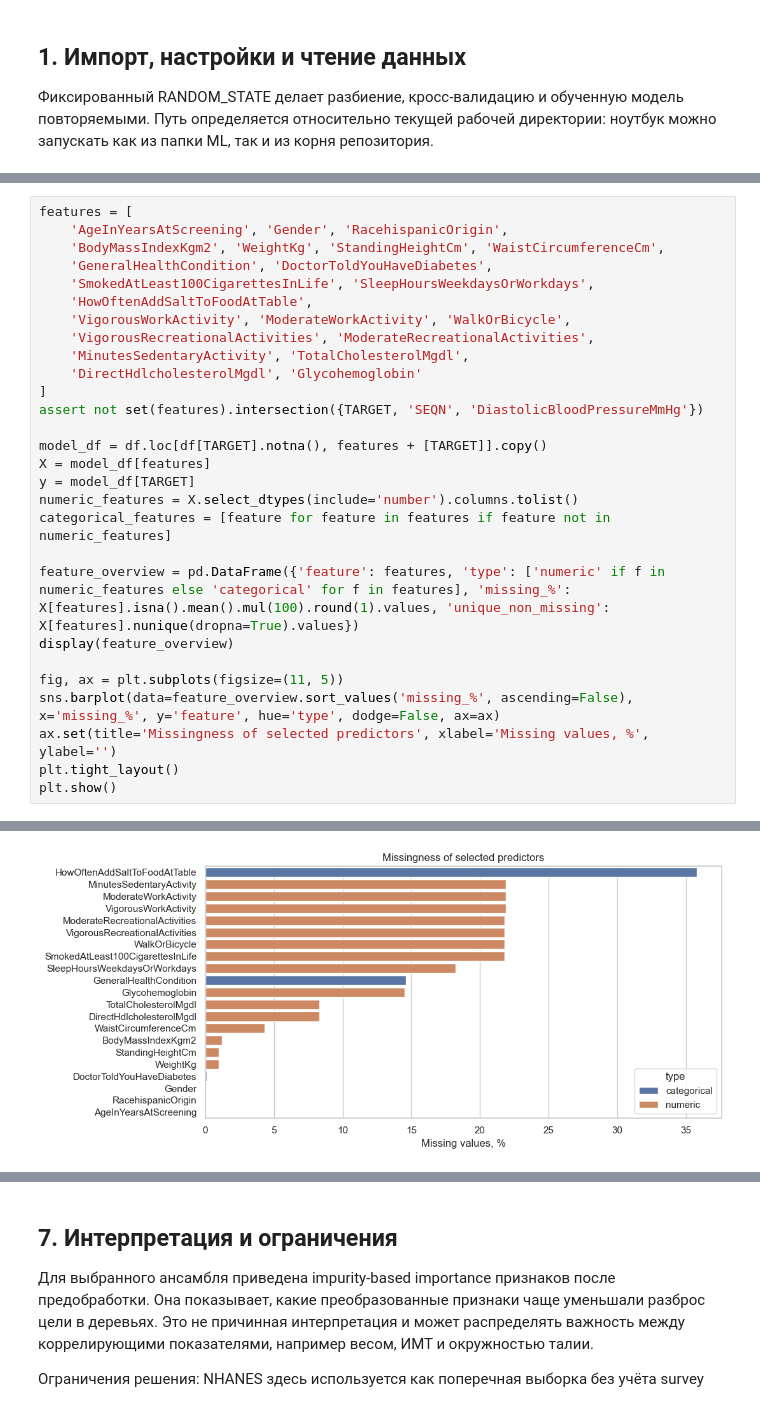
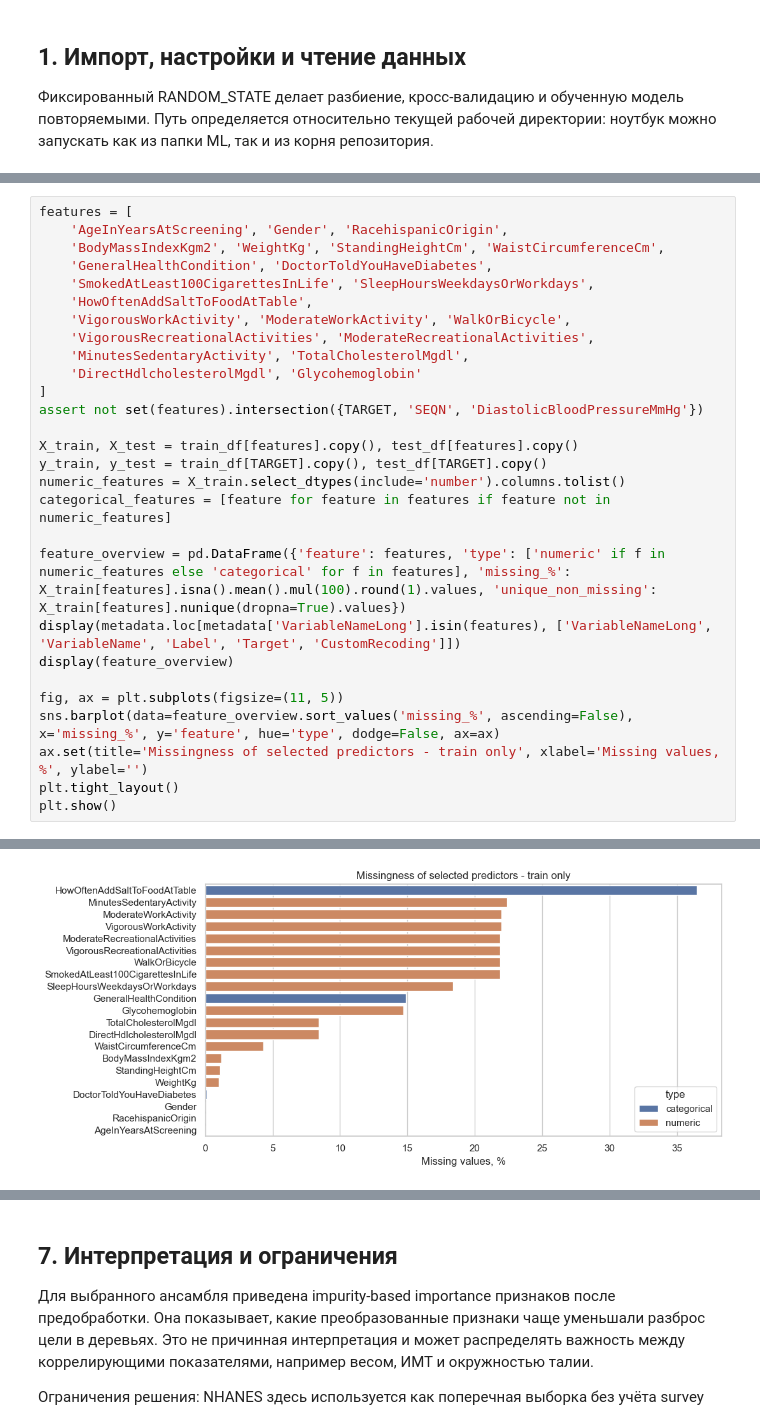
Before and after one commit to denzasikora-lab/bioinf-iii-assessment, a Jupyter notebook: ML/blood_pressure_regression.ipynb, the cells around one changed output, grey strips where cells are left out. Drawn from its saved outputs; the diff is of its cells as text.

```diff
--- a/ML/blood_pressure_regression.ipynb
+++ b/ML/blood_pressure_regression.ipynb
@@ -157,18 +186,18 @@ features = [
 ]
 assert not set(features).intersection({TARGET, 'SEQN', 'DiastolicBloodPressureMmHg'})
 
-model_df = df.loc[df[TARGET].notna(), features + [TARGET]].copy()
-X = model_df[features]
-y = model_df[TARGET]
-numeric_features = X.select_dtypes(include='number').columns.tolist()
+X_train, X_test = train_df[features].copy(), test_df[features].copy()
+y_train, y_test = train_df[TARGET].copy(), test_df[TARGET].copy()
+numeric_features = X_train.select_dtypes(include='number').columns.tolist()
 categorical_features = [feature for feature in features if feature not in numeric_features]
 
-feature_overview = pd.DataFrame({'feature': features, 'type': ['numeric' if f in numeric_features else 'categorical' for f in features], 'missing_%': X[features].isna().mean().mul(100).round(1).values, 'unique_non_missing': X[features].nunique(dropna=True).values})
+feature_overview = pd.DataFrame({'feature': features, 'type': ['numeric' if f in numeric_features else 'categorical' for f in features], 'missing_%': X_train[features].isna().mean().mul(100).round(1).values, 'unique_non_missing': X_train[features].nunique(dropna=True).values})
+display(metadata.loc[metadata['VariableNameLong'].isin(features), ['VariableNameLong', 'VariableName', 'Label', 'Target', 'CustomRecoding']])
 display(feature_overview)
 
 fig, ax = plt.subplots(figsize=(11, 5))
 sns.barplot(data=feature_overview.sort_values('missing_%', ascending=False), x='missing_%', y='feature', hue='type', dodge=False, ax=ax)
-ax.set(title='Missingness of selected predictors', xlabel='Missing values, %', ylabel='')
+ax.set(title='Missingness of selected predictors - train only', xlabel='Missing values, %', ylabel='')
 plt.tight_layout()
 plt.show()
 # %% [output]
@@ -192,4 +238,4 @@ plt.show()
-[figure, old version]
+[figure, new version]
 # %% [markdown]
 ## 5. Разделение данных, предобработка и выбор модели
 
```
Also changed, not shown: parts of 14 cells of this notebook, 9 other files.
